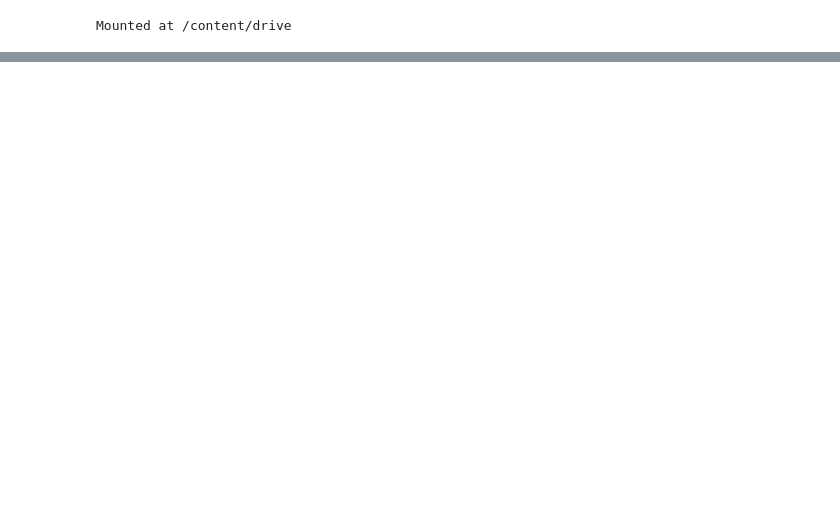
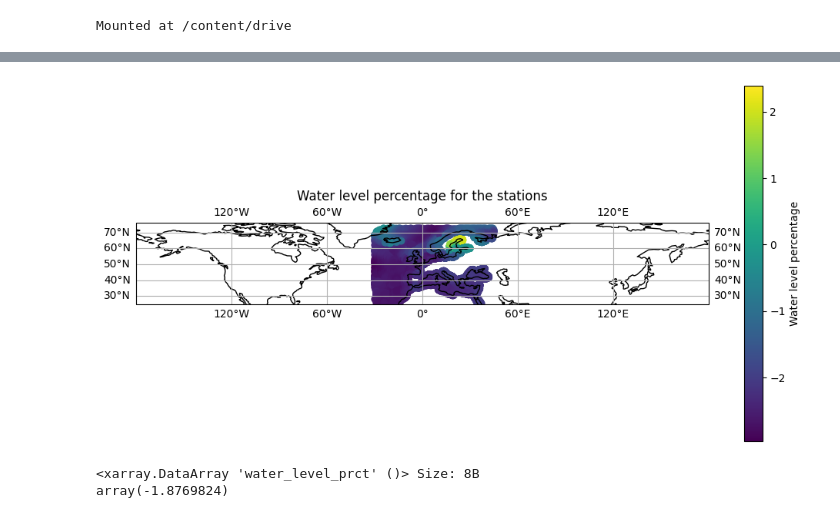
Before and after one commit to ashioyajotham/Daily-ML, a Jupyter notebook: water_level_eda.ipynb, the cells around one changed output, grey strips where cells are left out. Cells and saved outputs as stored; diff of their text form; code cells hidden in the pictures; blank space fills up the shorter version.

```diff
--- a/water_level_eda.ipynb
+++ b/water_level_eda.ipynb
@@ -37,0 +109,17 @@ Attributes:
+# %%
+# Since we have plotted water percentage by stations, we can now proceed to the next step of the analysis.
+# Which is plotting the water level percentage for the stations on a map
+!pip install cartopy
+import cartopy.crs as ccrs
+
+# Create a map plot
+plt.figure(figsize=(12, 6))
+ax = plt.axes(projection=ccrs.PlateCarree())
+ax.coastlines()
+ax.gridlines(draw_labels=True)
+ax.set_extent([150, 225, 25, 72.5])
+plt.scatter(ds.station_x_coordinate, ds.station_y_coordinate, c=ds.water_level_prct, cmap='viridis', transform=ccrs.PlateCarree())
+plt.colorbar(label='Water level percentage')
+plt.title('Water level percentage for the stations');
+plt.show();
+# %% [output]
@@ -37,0 +143,10 @@ Attributes:
+[figure, added]
+# %%
+# Since we have plotted water stations on the map we can now
+# we will now proceed to the next step of the analysis which is to calculate the mean water level percentage for the stations
+# Calculate the mean water level percentage for the stations
+mean_water_level_prct = ds.water_level_prct.mean()
+mean_water_level_prct
+# %% [output]
+<xarray.DataArray 'water_level_prct' ()> Size: 8B
+array(-1.8769824)
```
Also changed, not shown: parts of 6 cells of this notebook, 12 other files.
